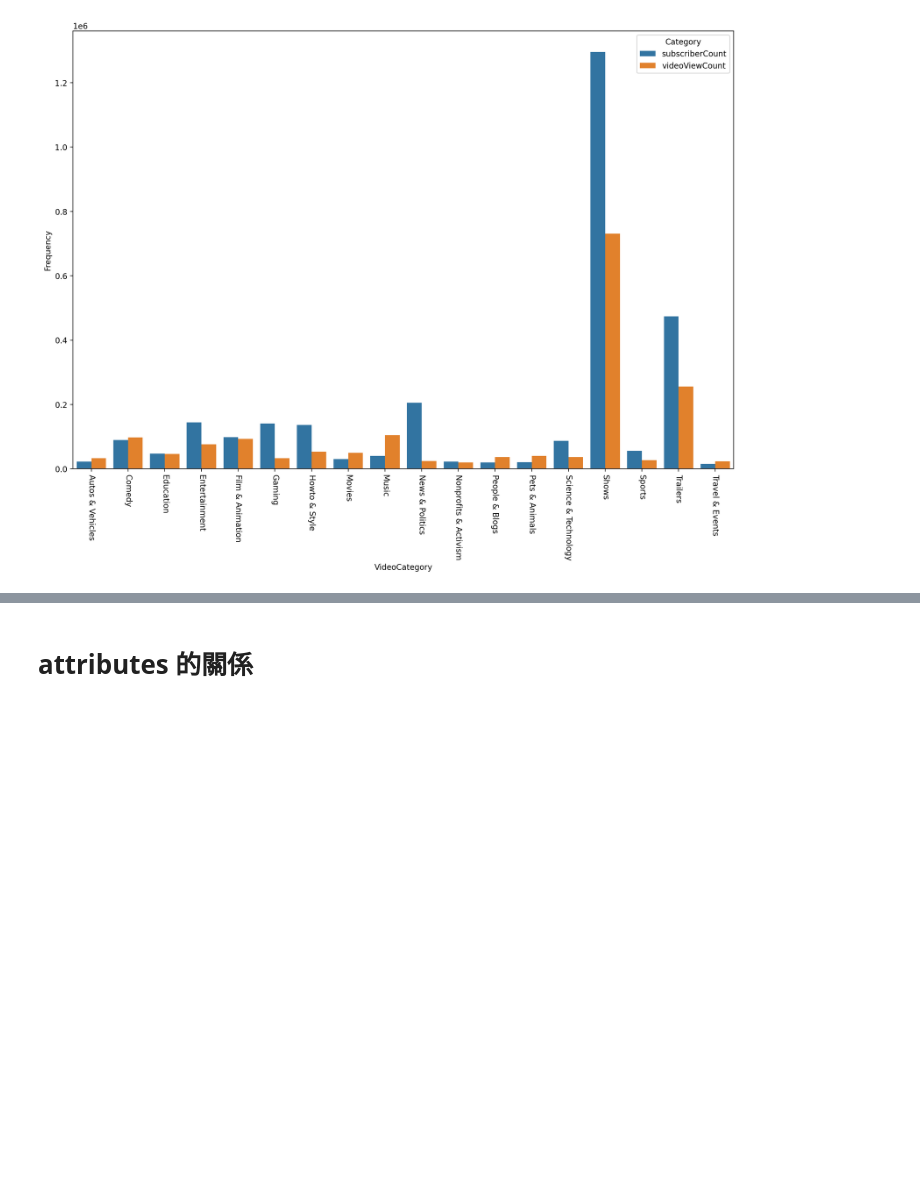
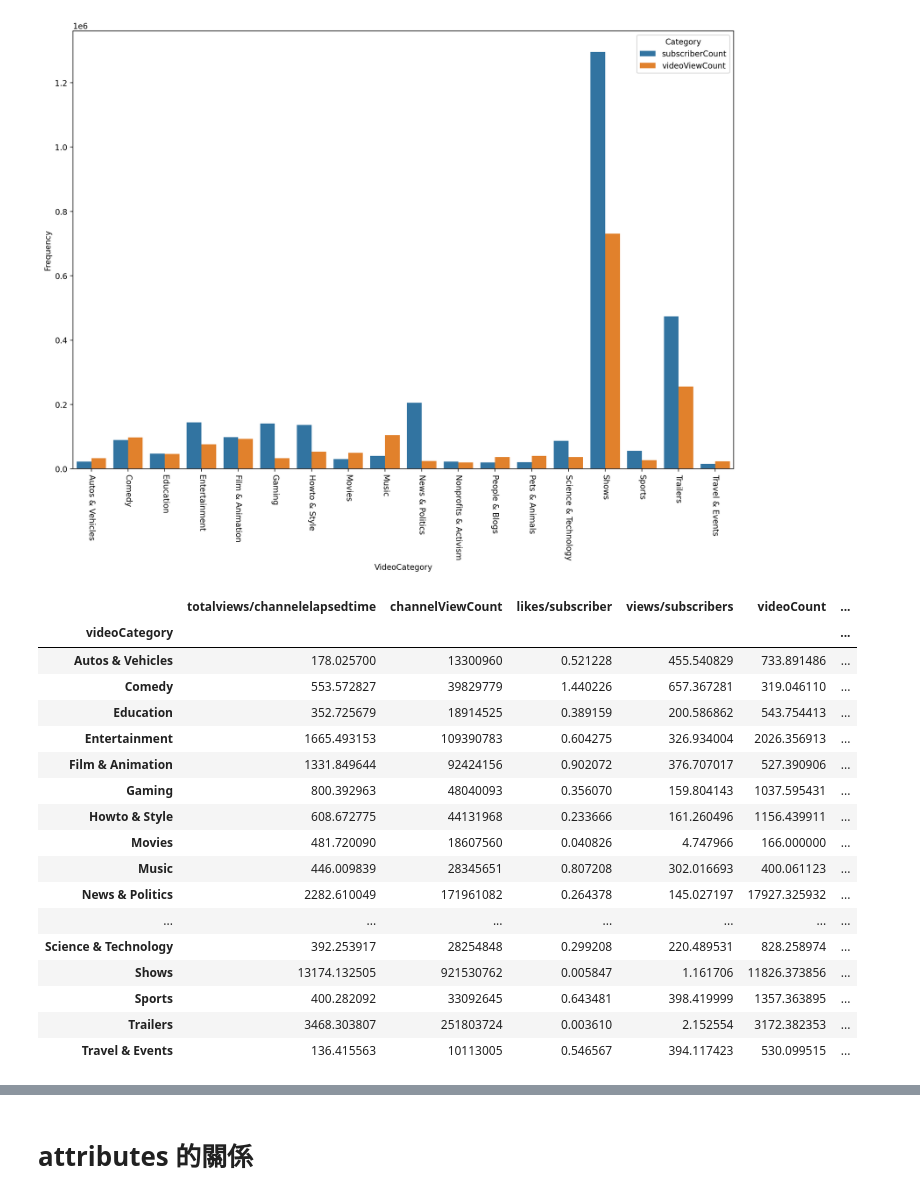
Before and after one commit to larrylai19/1111-DataMining-Final, a Jupyter notebook: Untitled.ipynb, the cells around one changed output, grey strips where cells are left out. Drawn from its saved outputs; the diff is of its cells as text; code cells hidden in the pictures; blank space fills up the shorter version.

```diff
--- a/Untitled.ipynb
+++ b/Untitled.ipynb
@@ -104,3 +104,24 @@ ax.set_xticklabels(ax.get_xticklabels(), rotation=-90)
 plt.show()
 # %% [output]
 [figure]
+# %%
+dataGroupMean
+# %% [output]
+|  | totalviews/channelelapsedtime | channelViewCount | likes/subscriber | views/subscribers | videoCount | ... |
+| videoCategory |  |  |  |  |  | ... |
+| Autos & Vehicles | 178.025700 | 13300960 | 0.521228 | 455.540829 | 733.891486 | ... |
+| Comedy | 553.572827 | 39829779 | 1.440226 | 657.367281 | 319.046110 | ... |
+| Education | 352.725679 | 18914525 | 0.389159 | 200.586862 | 543.754413 | ... |
+| Entertainment | 1665.493153 | 109390783 | 0.604275 | 326.934004 | 2026.356913 | ... |
+| Film & Animation | 1331.849644 | 92424156 | 0.902072 | 376.707017 | 527.390906 | ... |
+| Gaming | 800.392963 | 48040093 | 0.356070 | 159.804143 | 1037.595431 | ... |
+| Howto & Style | 608.672775 | 44131968 | 0.233666 | 161.260496 | 1156.439911 | ... |
+| Movies | 481.720090 | 18607560 | 0.040826 | 4.747966 | 166.000000 | ... |
+| Music | 446.009839 | 28345651 | 0.807208 | 302.016693 | 400.061123 | ... |
+| News & Politics | 2282.610049 | 171961082 | 0.264378 | 145.027197 | 17927.325932 | ... |
+| ... | ... | ... | ... | ... | ... | ... |
+| Science & Technology | 392.253917 | 28254848 | 0.299208 | 220.489531 | 828.258974 | ... |
+| Shows | 13174.132505 | 921530762 | 0.005847 | 1.161706 | 11826.373856 | ... |
+| Sports | 400.282092 | 33092645 | 0.643481 | 398.419999 | 1357.363895 | ... |
+| Trailers | 3468.303807 | 251803724 | 0.003610 | 2.152554 | 3172.382353 | ... |
+| Travel & Events | 136.415563 | 10113005 | 0.546567 | 394.117423 | 530.099515 | ... |
```
Also changed, not shown: parts of 1 cell of this notebook, 1 other file.
